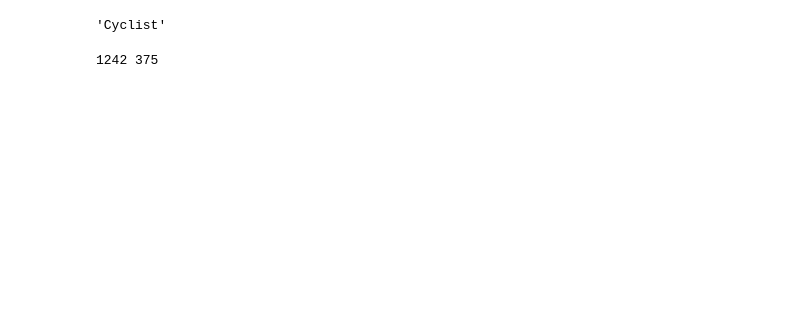
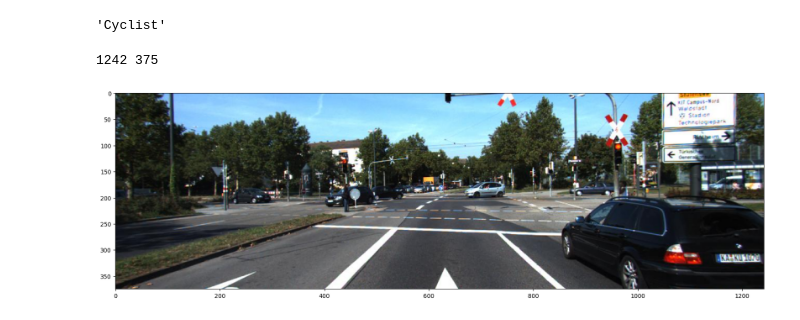
Before and after one commit to KarolRafalCharylo/PFAS---final-project, a Jupyter notebook: notebooks/dKenez-3-yolo_setup.ipynb, the cells around one changed output. Saved outputs shown, nothing was run; the diff lists cells and outputs as text; code cells hidden in the pictures; blank space fills up the shorter version.

```diff
--- a/notebooks/dKenez-3-yolo_setup.ipynb
+++ b/notebooks/dKenez-3-yolo_setup.ipynb
@@ -63,6 +68,12 @@ img_height = img.shape[0]
 print(img_width, img_height)
 # %% [output]
 1242 375
+# %%
+plt.figure(figsize=(20, 20))
+plt.imshow(img)
+plt.show()
+# %% [output]
+[figure, added]
 # %%
 for index, row in df.iterrows():
     object_detect_class = ObjectDetectClasses(row["class"])
```
Also changed, not shown: parts of 4 cells of this notebook, 1 other file.
